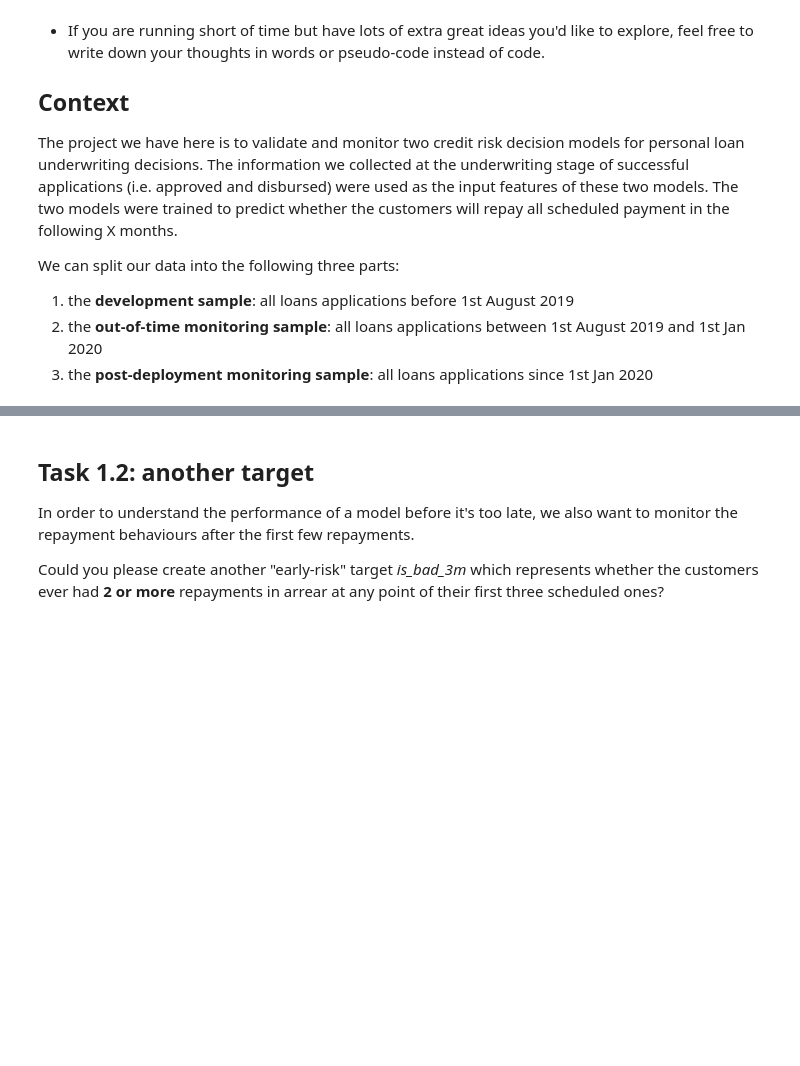
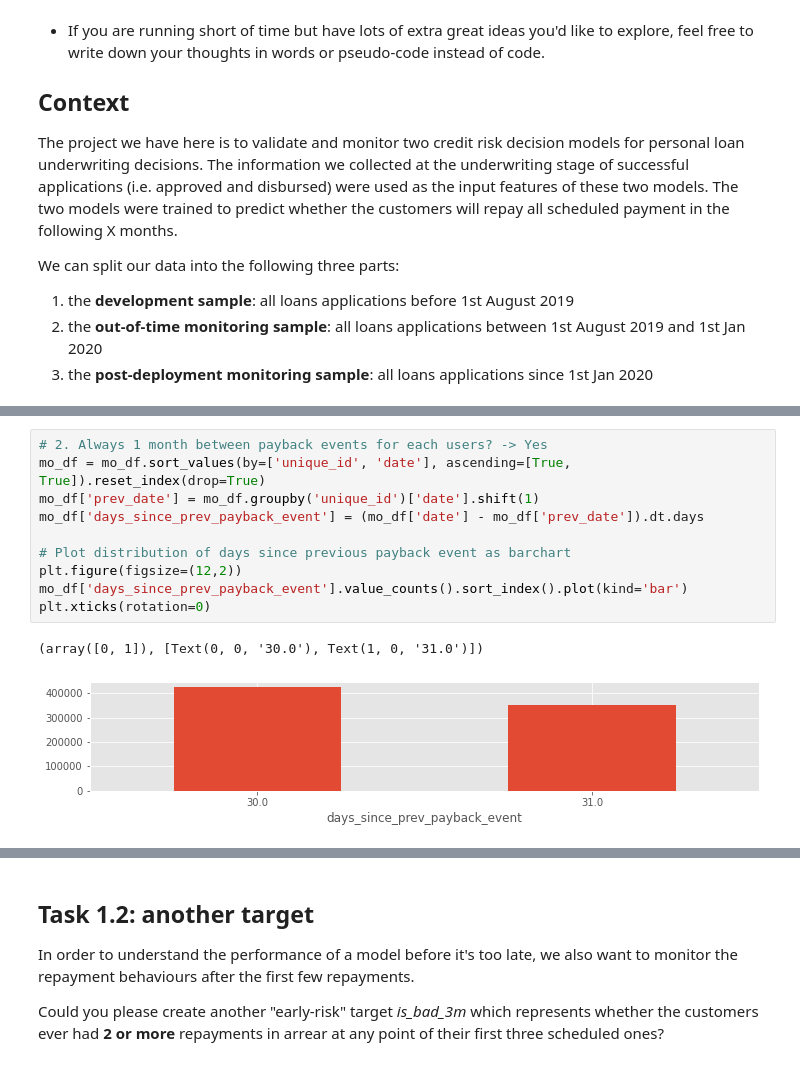
Before and after one commit to FelixHoeschle/m_take_home, a Jupyter notebook: felix_hoschle_take_home.ipynb, the cells around one changed output, grey strips where cells are left out. Drawn from its saved outputs; the diff is of its cells as text; blank space fills up the shorter version.

```diff
--- a/felix_hoschle_take_home.ipynb
+++ b/felix_hoschle_take_home.ipynb
@@ -40,0 +213,13 @@ Although we are proud of our data infrastructure, it's always a good practice to
+# %%
+# 2. Always 1 month between payback events for each users? -> Yes
+mo_df = mo_df.sort_values(by=['unique_id', 'date'], ascending=[True, True]).reset_index(drop=True)
+mo_df['prev_date'] = mo_df.groupby('unique_id')['date'].shift(1)
+mo_df['days_since_prev_payback_event'] = (mo_df['date'] - mo_df['prev_date']).dt.days
+
+# Plot distribution of days since previous payback event as barchart
+plt.figure(figsize=(12,2))
+mo_df['days_since_prev_payback_event'].value_counts().sort_index().plot(kind='bar')
+plt.xticks(rotation=0)
+# %% [output]
+(array([0, 1]), [Text(0, 0, '30.0'), Text(1, 0, '31.0')])
+[figure, added]
```
Also changed, not shown: parts of 46 cells of this notebook.
